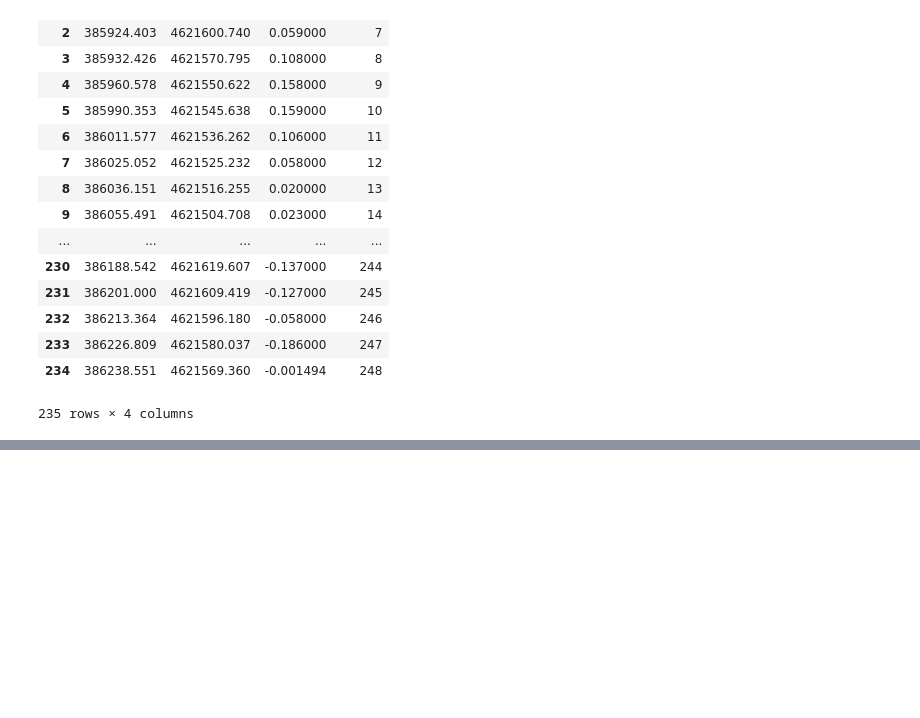
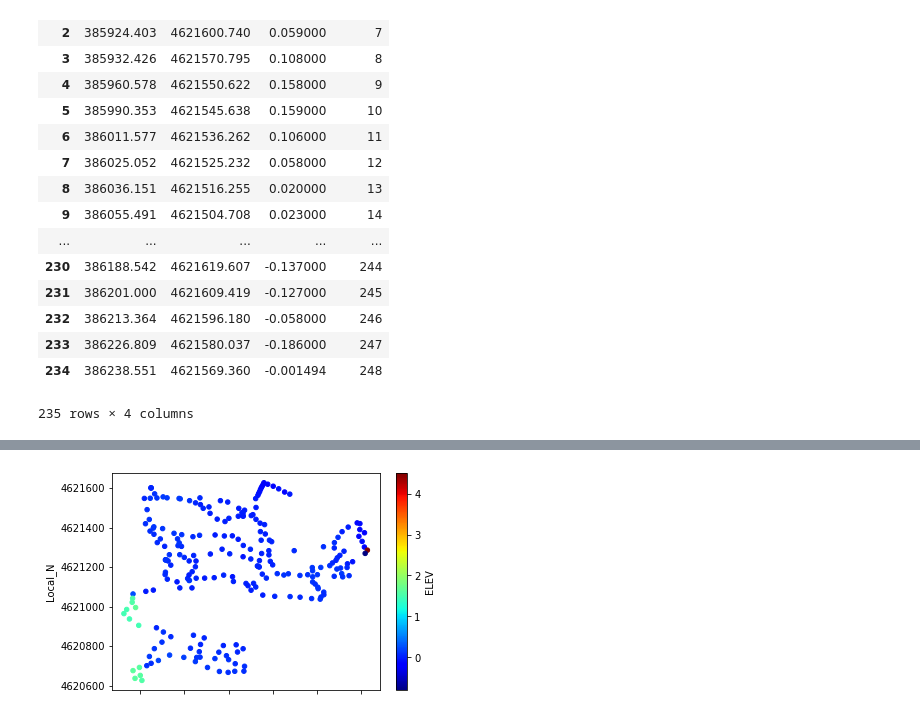
Before and after one commit to jxhigh/Learning_Python_in_Great_Marshes_Region, a Jupyter notebook: Compared_Transect_Elev_from_1mDEM-1mSFMDEM.ipynb, the cells around one changed output, grey strips where cells are left out. Saved outputs shown, nothing was run; the diff lists cells and outputs as text; code cells hidden in the pictures; blank space fills up the shorter version.

```diff
--- a/Compared_Transect_Elev_from_1mDEM-1mSFMDEM.ipynb
+++ b/Compared_Transect_Elev_from_1mDEM-1mSFMDEM.ipynb
@@ -38,0 +69,7 @@ Read:  235  lines.
+# %%
+df.plot(kind='scatter', x='X', y='Y', c="ELEV", cmap= "jet")
+plt.xlabel("1mDEM-1mSFMDEM(m)")
+plt.ylabel("Local_N")
+plt.savefig("Position_Scatter_1mDEM-1mSFMDEM_Transects_ElevDif.png")
+# %% [output]
+[figure, added]
```
Also changed, not shown: parts of 4 cells of this notebook.
